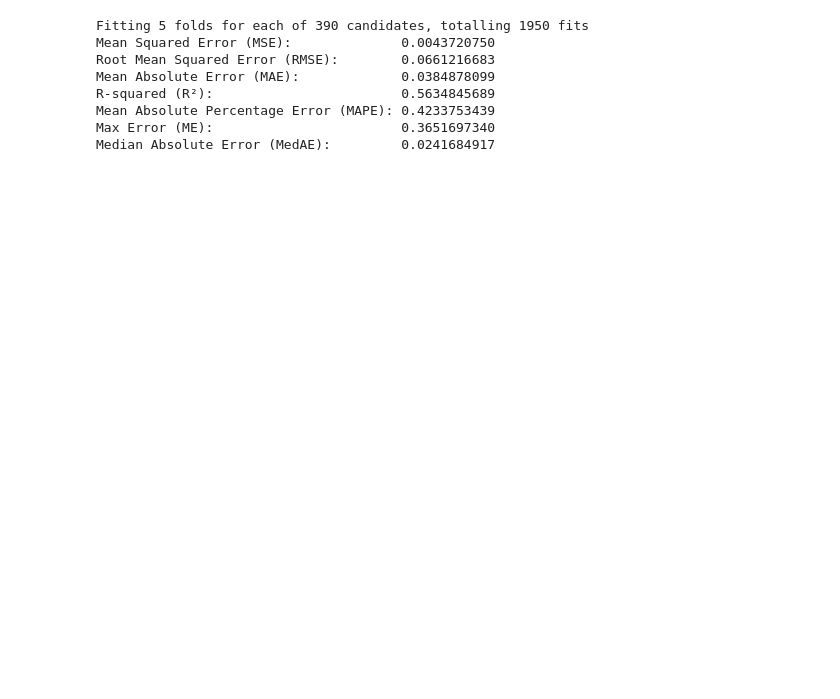
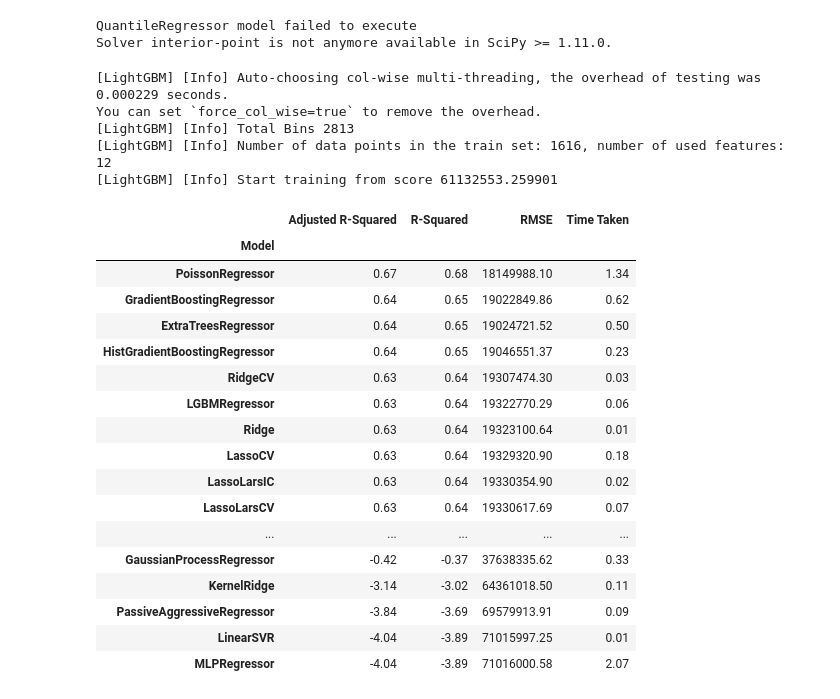
Before and after one commit to IvanLavuna/diploma, a Jupyter notebook: existing_methods.ipynb, the cells around one changed output. Drawn from its saved outputs; the diff is of its cells as text; code cells hidden in the pictures; blank space fills up the shorter version.

```diff
--- a/existing_methods.ipynb
+++ b/existing_methods.ipynb
@@ -167,47 +83,31 @@ You can set `force_col_wise=true` to remove the overhead.
 # %%
-from sklearn.preprocessing import MaxAbsScaler
-import numpy as np
-from sklearn import datasets
-from sklearn import preprocessing
-from sklearn.model_selection import train_test_split
-from sklearn.model_selection import  GridSearchCV
-from sklearn.metrics import mean_squared_error as MSE
-from pyGRNN import GRNN
-
-df = pd.read_csv('data/dataset.csv')
-df.head(10)
-y1_name, y2_name, y3_name = "dir_costs","traffic_costs_s_r","lost_trips_costs_s_r"
-y1, y2, y3 = df[y1_name], df[y2_name], df[y3_name]
-# 1. scale features
-X = df.drop(columns=[y1_name, y2_name, y3_name])
-
-y = df[y3_name]
-
-X_train, X_test, y_train, y_test = train_test_split(preprocessing.minmax_scale(X),
-                                                    preprocessing.minmax_scale(y.values.reshape((-1, 1))),
-                                                    test_size=0.2)
+# LazyRegressor part
+reg = LazyRegressor(verbose=0, ignore_warnings=False, custom_metric=None)
+models, predictions = reg.fit(X_train, X_test, train_y3, test_y3)
+predictions
+# %% [output]
+QuantileRegressor model failed to execute
+Solver interior-point is not anymore available in SciPy >= 1.11.0.
+[LightGBM] [Info] Auto-choosing col-wise multi-threading, the overhead of testing was 0.000229 seconds.
+You can set `force_col_wise=true` to remove the overhead.
+[LightGBM] [Info] Total Bins 2813
+[LightGBM] [Info] Number of data points in the train set: 1616, number of used features: 12
+[LightGBM] [Info] Start training from score 61132553.259901
+|  | Adjusted R-Squared | R-Squared | RMSE | Time Taken |
+| Model |  |  |  |  |
+| PoissonRegressor | 0.67 | 0.68 | 18149988.10 | 1.34 |
+| GradientBoostingRegressor | 0.64 | 0.65 | 19022849.86 | 0.62 |
+| ExtraTreesRegressor | 0.64 | 0.65 | 19024721.52 | 0.50 |
+| HistGradientBoostingRegressor | 0.64 | 0.65 | 19046551.37 | 0.23 |
+| RidgeCV | 0.63 | 0.64 | 19307474.30 | 0.03 |
+| LGBMRegressor | 0.63 | 0.64 | 19322770.29 | 0.06 |
+| Ridge | 0.63 | 0.64 | 19323100.64 | 0.01 |
+| LassoCV | 0.63 | 0.64 | 19329320.90 | 0.18 |
+| LassoLarsIC | 0.63 | 0.64 | 19330354.90 | 0.02 |
+| LassoLarsCV | 0.63 | 0.64 | 19330617.69 | 0.07 |
+| ... | ... | ... | ... | ... |
+| GaussianProcessRegressor | -0.42 | -0.37 | 37638335.62 | 0.33 |
+| KernelRidge | -3.14 | -3.02 | 64361018.50 | 0.11 |
+| PassiveAggressiveRegressor | -3.84 | -3.69 | 69579913.91 | 0.09 |
+| LinearSVR | -4.04 | -3.89 | 71015997.25 | 0.01 |
+| MLPRegressor | -4.04 | -3.89 | 71016000.58 | 2.07 |
-# %%
-IGRNN = GRNN()
-params_IGRNN = {'kernel':["RBF"],
-                'sigma' : list(np.arange(0.1, 4, 0.01)),
-                'calibration' : ['None']
-                 }
-grid_IGRNN = GridSearchCV(estimator=IGRNN,
-                          param_grid=params_IGRNN,
-                          scoring='neg_mean_squared_error',
-                          cv=5,
-                          verbose=1
-                          )
-grid_IGRNN.fit(X_train, y_train.ravel())
-best_model = grid_IGRNN.best_estimator_
-y_pred = best_model.predict(X_test)
-print_metrics(y_test, y_pred)
-# %% [output]
-Fitting 5 folds for each of 390 candidates, totalling 1950 fits
-Mean Squared Error (MSE):              0.0043720750
-Root Mean Squared Error (RMSE):        0.0661216683
-Mean Absolute Error (MAE):             0.0384878099
-R-squared (R²):                        0.5634845689
-Mean Absolute Percentage Error (MAPE): 0.4233753439
-Max Error (ME):                        0.3651697340
-Median Absolute Error (MedAE):         0.0241684917
```
Also changed, not shown: parts of 6 cells of this notebook, 19 other files.
